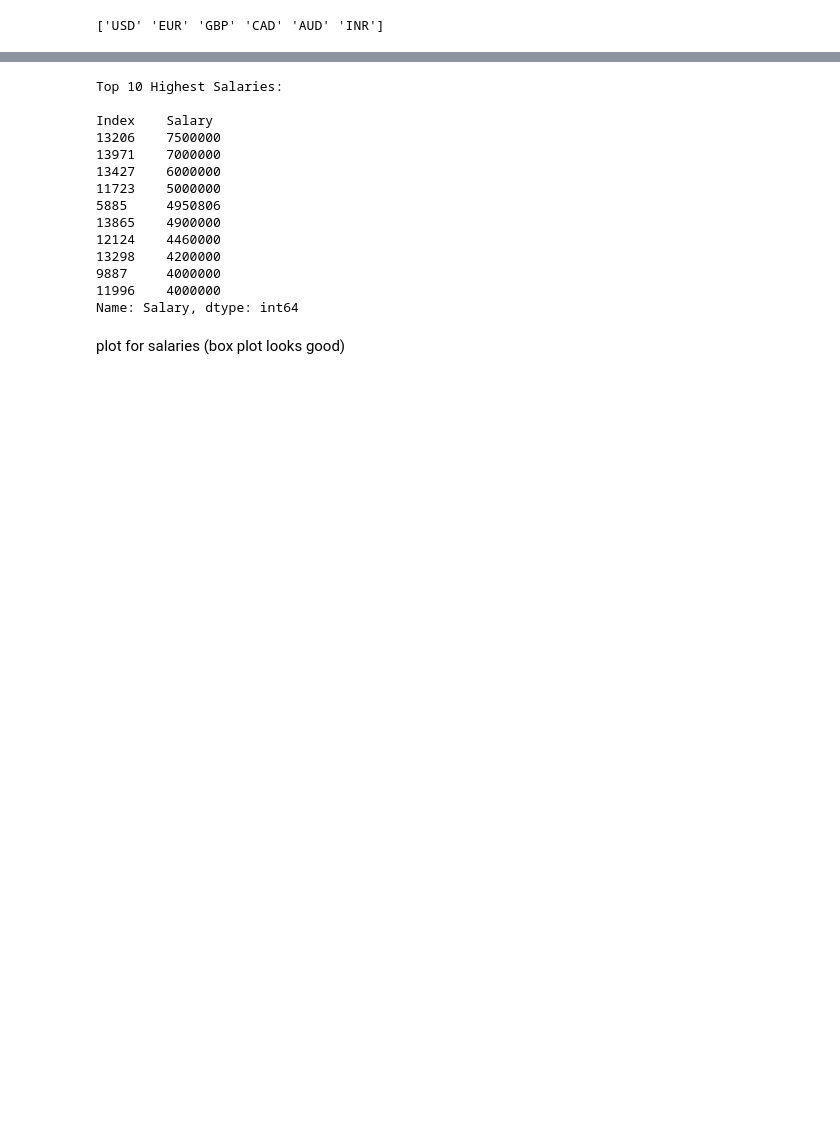
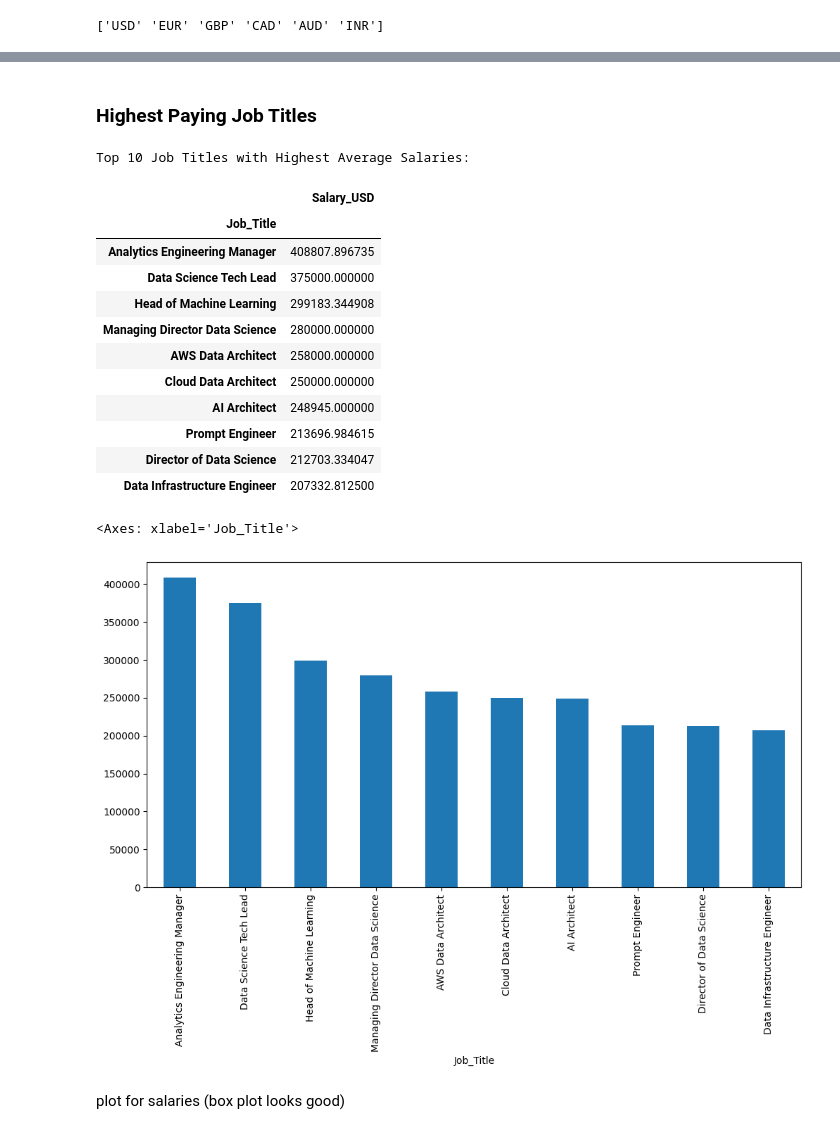
Before and after one commit to avamirm/EDA-techniques, a Jupyter notebook: Task2/task2.ipynb, the cells around one changed output, grey strips where cells are left out. Cells and saved outputs as stored; diff of their text form; code cells hidden in the pictures; blank space fills up the shorter version.

```diff
--- a/Task2/task2.ipynb
+++ b/Task2/task2.ipynb
@@ -222,23 +318,36 @@ plt.show()
-# %%
-top_10_highest_salaries = salaries_df['Salary'].nlargest(10)
-
-print('Top 10 Highest Salaries:\n')
-print('Index    Salary')
-print(top_10_highest_salaries)
-# %% [output]
-Top 10 Highest Salaries:
-
-Index    Salary
-13206    7500000
-13971    7000000
-13427    6000000
-11723    5000000
-5885     4950806
-13865    4900000
-12124    4460000
-13298    4200000
-9887     4000000
-11996    4000000
-Name: Salary, dtype: int64
+# %% [markdown]
+<style>
+    h3 {
+        /* purple code */
+        color: #800080;
+    }
+</style>
+
+### Highest Paying Job Titles
+# %%
+highest_salaries = salaries_df.groupby('Job_Title')['Salary_USD'].mean().sort_values(ascending=False)
+
+top_10_highest_salaries = highest_salaries.head(10)
+
+print('Top 10 Job Titles with Highest Average Salaries:')
+display(top_10_highest_salaries.to_frame().style.background_gradient(cmap='viridis'))
+
+top_10_highest_salaries.plot(kind='bar', figsize=(12, 6))
+# %% [output]
+Top 10 Job Titles with Highest Average Salaries:
+|  | Salary_USD |
+| Job_Title |  |
+| Analytics Engineering Manager | 408807.896735 |
+| Data Science Tech Lead | 375000.000000 |
+| Head of Machine Learning | 299183.344908 |
+| Managing Director Data Science | 280000.000000 |
+| AWS Data Architect | 258000.000000 |
+| Cloud Data Architect | 250000.000000 |
+| AI Architect | 248945.000000 |
+| Prompt Engineer | 213696.984615 |
+| Director of Data Science | 212703.334047 |
+| Data Infrastructure Engineer | 207332.812500 |
+<Axes: xlabel='Job_Title'>
+[figure, added]
 # %% [markdown]
 plot for salaries (box plot looks good)
```
Also changed, not shown: parts of 41 cells of this notebook.
